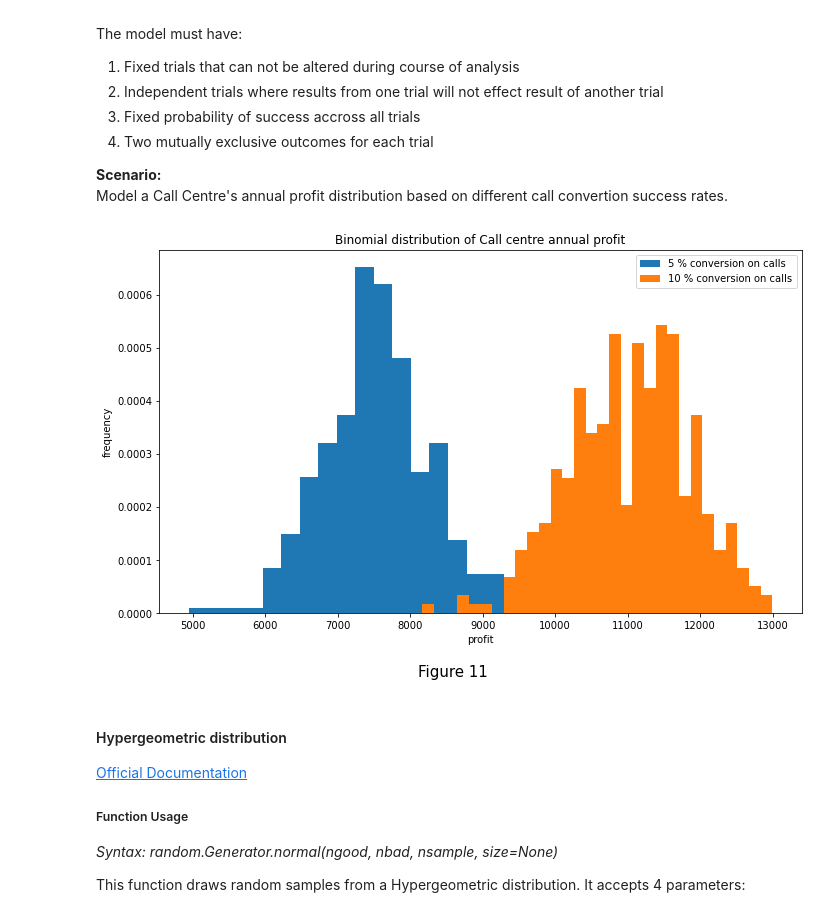
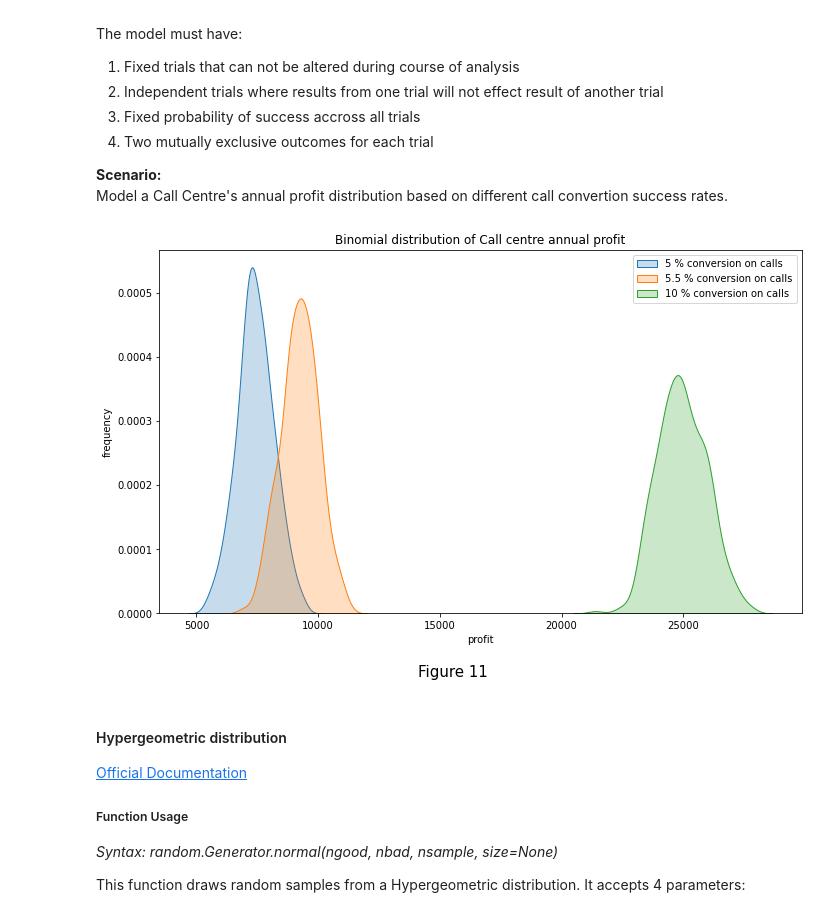
Before and after one commit to CiaranMoran27/numpy.random, a Jupyter notebook: numpy-random.ipynb, the cells around one changed output. Saved outputs shown, nothing was run; the diff lists cells and outputs as text; code cells hidden in the pictures.

```diff
--- a/numpy-random.ipynb
+++ b/numpy-random.ipynb
@@ -723,36 +733,48 @@ The model must have:
 **Scenario:** <br>
 Model a Call Centre's annual profit distribution based on different call convertion success rates.
 # %%
+# adopted from: https://towardsdatascience.com/fun-with-the-binomial-distribution-96a5ecabf65b
 
-# Call Center Simulation
 def model_call_centre(p):
+
     staff_count = 100
     daily_wage = 100
     daily_call_count = 100
     revenue_per_call = 35
 
-    # Binomial random variables of call center employees
+    # generate binomial array using daily stats and sum for each day of year
     array = [np.sum(rng.binomial(daily_call_count, p, size = staff_count)) for i in range(366)]
-    # apply costings to array to convert it to projected profit
+    # multiple array by costing status to get profit array
     profit = np.array(array) * revenue_per_call - staff_count * daily_wage
-    return profit
 
-call_centre_worse = model_call_centre(p = 0.05)
-call_centre_better = model_call_centre(p = 0.06)
+    col_name = 'p = {}'.format(p)
+    s = pd.Series(profit, name = col_name)
+    # return array as a series
+    return s
+
+# call function to generate arrays based on diff probability values
+call_centre_low = model_call_centre(p = 0.05)
+call_centre_medium = model_call_centre(p = 0.055)
+call_centre_high = model_call_centre(p = 0.1)
 
 Fig, ax = plt.subplots(figsize = (10, 6))
+plt.figtext(0.5, -0.05, 'Figure 11', wrap = True, horizontalalignment = 'center', fontsize = 15);
+sns.kdeplot(data = call_centre_low, label = '5 % conversion on calls',fill = True,
+            common_norm = True, linewidth=1,)
 
-ax.hist(call_centre_worse, bins = 20,  label = "5 % conversion on calls", density = True)
-ax.hist(call_centre_better, bins = 30, label = "10 % conversion on calls", density = True)
+sns.kdeplot(data = call_centre_medium, label = '5.5 % conversion on calls', fill = True,
+            common_norm = True, linewidth=1,)
 
-plt.figtext(0.5, - 0.05, 'Figure 11', wrap = True, horizontalalignment = 'center', fontsize = 15);
+sns.kdeplot(data = call_centre_high, label = '10 % conversion on calls', fill = True,
+            common_norm = True, linewidth=1,)
+
 ax.title.set_text('Binomial distribution of Call centre annual profit')
 ax.set_xlabel('profit')
 ax.set_ylabel('frequency')
 plt.legend()
 plt.tight_layout();
 # %% [output]
-[figure, old version]
+[figure, new version]
 # %% [markdown]
 #### Hypergeometric distribution
 [Official Documentation](https://numpy.org/doc/stable/reference/random/generated/numpy.random.hypergeometric.html) <br>
```
Also changed, not shown: parts of 11 cells of this notebook.
